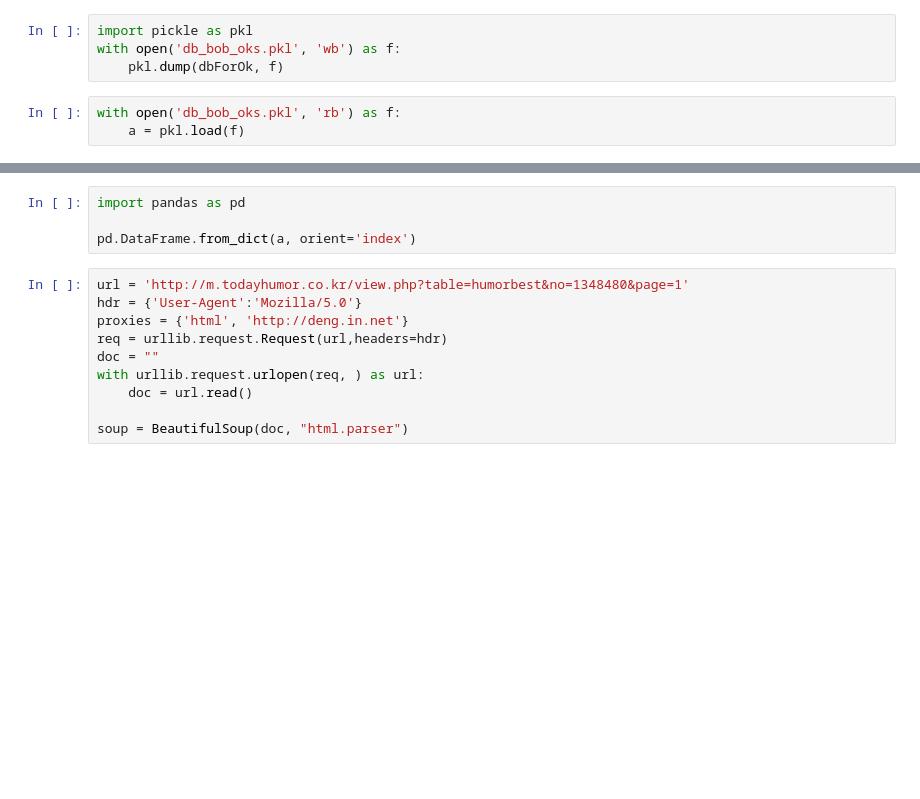
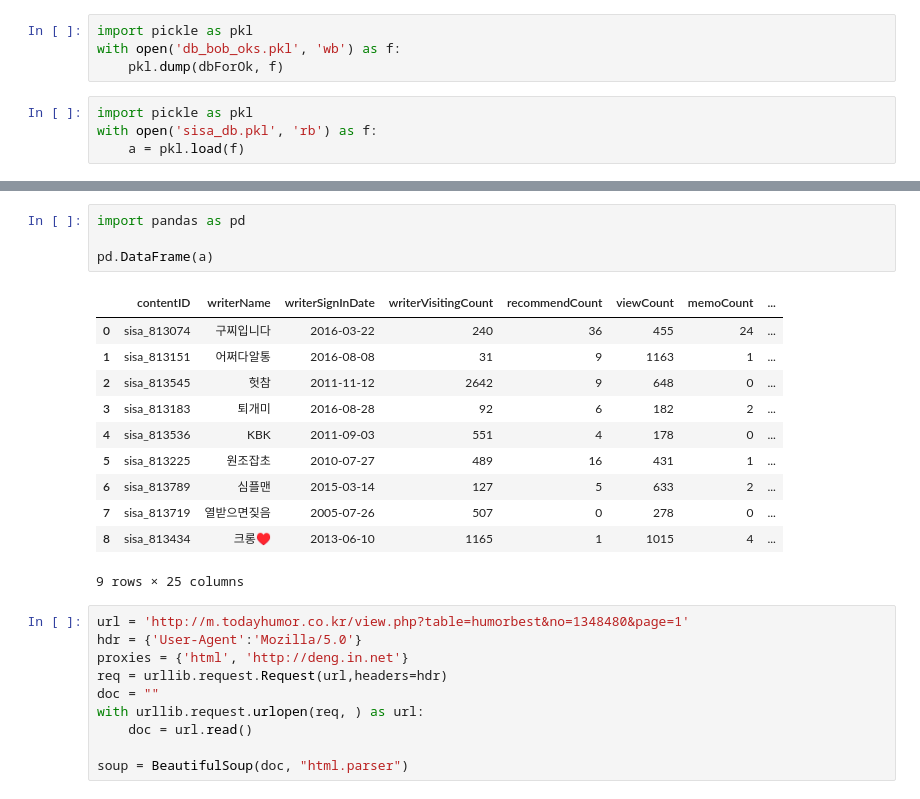
Before and after one commit to HotOU-SNU/HotOU, a Jupyter notebook: testboard.ipynb, the cells around one changed output, grey strips where cells are left out. Saved outputs shown, nothing was run; the diff lists cells and outputs as text; blank space fills up the shorter version.

```diff
--- a/testboard.ipynb
+++ b/testboard.ipynb
@@ -119,7 +119,8 @@ import pickle as pkl
 with open('db_bob_oks.pkl', 'wb') as f:
     pkl.dump(dbForOk, f)
 # %%
-with open('db_bob_oks.pkl', 'rb') as f:
+import pickle as pkl
+with open('sisa_db.pkl', 'rb') as f:
     a = pkl.load(f)
 # %%
 getSoup('http://m.todayhumor.co.kr/view.php?table=humorbest&no=1348480&page=1', 'html.parser')
@@ -130,7 +129,19 @@ NameError: name 'getSoup' is not defined
 # %%
 import pandas as pd
 
-pd.DataFrame.from_dict(a, orient='index')
+pd.DataFrame(a)
+# %% [output]
+|  | contentID | writerName | writerSignInDate | writerVisitingCount | recommendCount | viewCount | memoCount | ... |
+| 0 | sisa_813074 | 구찌입니다 | 2016-03-22 | 240 | 36 | 455 | 24 | ... |
+| 1 | sisa_813151 | 어쩌다알통 | 2016-08-08 | 31 | 9 | 1163 | 1 | ... |
+| 2 | sisa_813545 | 헛참 | 2011-11-12 | 2642 | 9 | 648 | 0 | ... |
+| 3 | sisa_813183 | 퇴개미 | 2016-08-28 | 92 | 6 | 182 | 2 | ... |
+| 4 | sisa_813536 | KBK | 2011-09-03 | 551 | 4 | 178 | 0 | ... |
+| 5 | sisa_813225 | 원조잡초 | 2010-07-27 | 489 | 16 | 431 | 1 | ... |
+| 6 | sisa_813789 | 심플맨 | 2015-03-14 | 127 | 5 | 633 | 2 | ... |
+| 7 | sisa_813719 | 열받으면짖음 | 2005-07-26 | 507 | 0 | 278 | 0 | ... |
+| 8 | sisa_813434 | 크롱♥ | 2013-06-10 | 1165 | 1 | 1015 | 4 | ... |
+9 rows × 25 columns
 # %%
 url = 'http://m.todayhumor.co.kr/view.php?table=humorbest&no=1348480&page=1'
 hdr = {'User-Agent':'Mozilla/5.0'}
```
Also changed, not shown: parts of 4 cells of this notebook, 1 other file.
